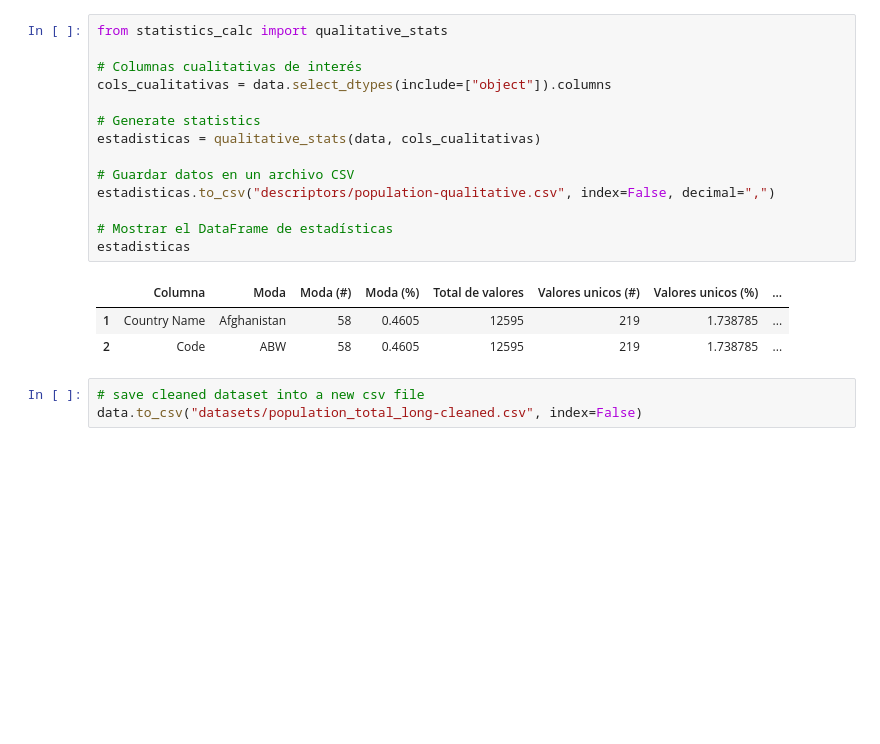
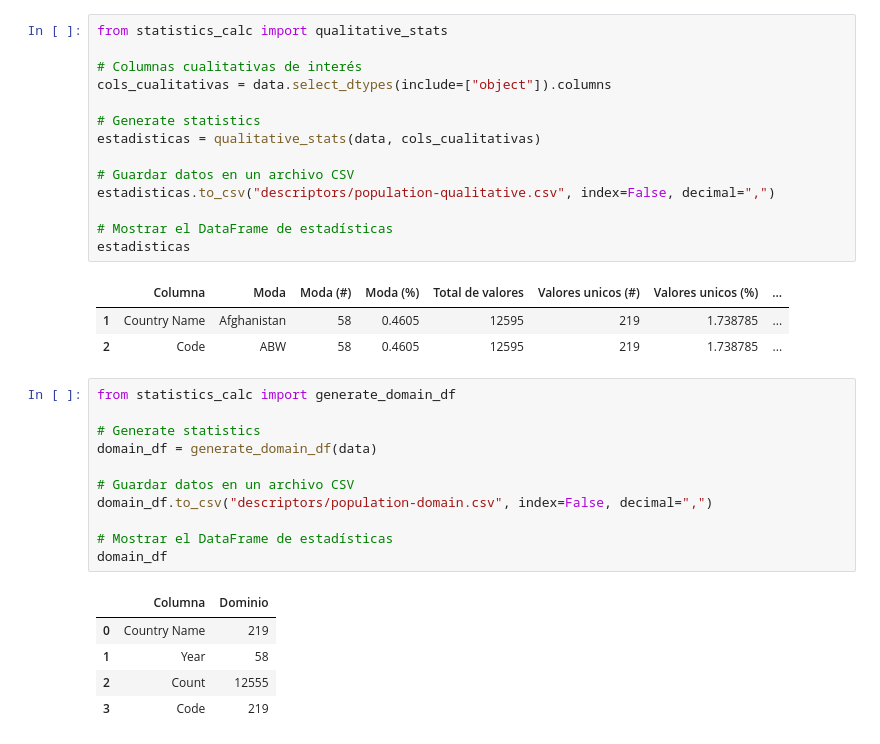
Before and after one commit to agutierrezmorag/olympic-games-datamart, a Jupyter notebook: population.ipynb, the cells around one changed output. Cells and saved outputs as stored; diff of their text form; blank space fills up the shorter version.

```diff
--- a/population.ipynb
+++ b/population.ipynb
@@ -321,6 +324,20 @@ estadisticas
 |  | Columna | Moda | Moda (#) | Moda (%) | Total de valores | Valores unicos (#) | Valores unicos (%) | ... |
 | 1 | Country Name | Afghanistan | 58 | 0.4605 | 12595 | 219 | 1.738785 | ... |
 | 2 | Code | ABW | 58 | 0.4605 | 12595 | 219 | 1.738785 | ... |
-# %%
-# save cleaned dataset into a new csv file
-data.to_csv("datasets/population_total_long-cleaned.csv", index=False)
+# %%
+from statistics_calc import generate_domain_df
+
+# Generate statistics
+domain_df = generate_domain_df(data)
+
+# Guardar datos en un archivo CSV
+domain_df.to_csv("descriptors/population-domain.csv", index=False, decimal=",")
+
+# Mostrar el DataFrame de estadísticas
+domain_df
+# %% [output]
+|  | Columna | Dominio |
+| 0 | Country Name | 219 |
+| 1 | Year | 58 |
+| 2 | Count | 12555 |
+| 3 | Code | 219 |
```
Also changed, not shown: parts of 1 cell of this notebook, 9 other files.
